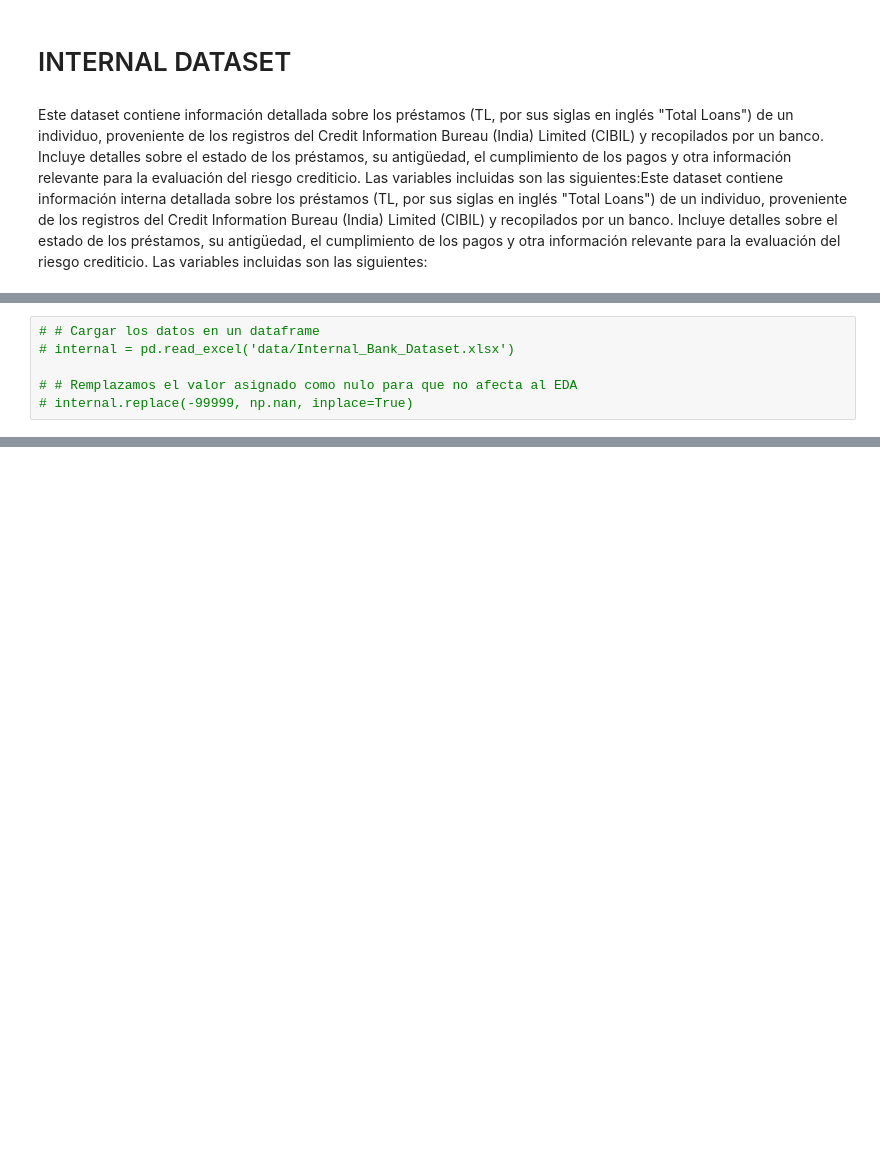
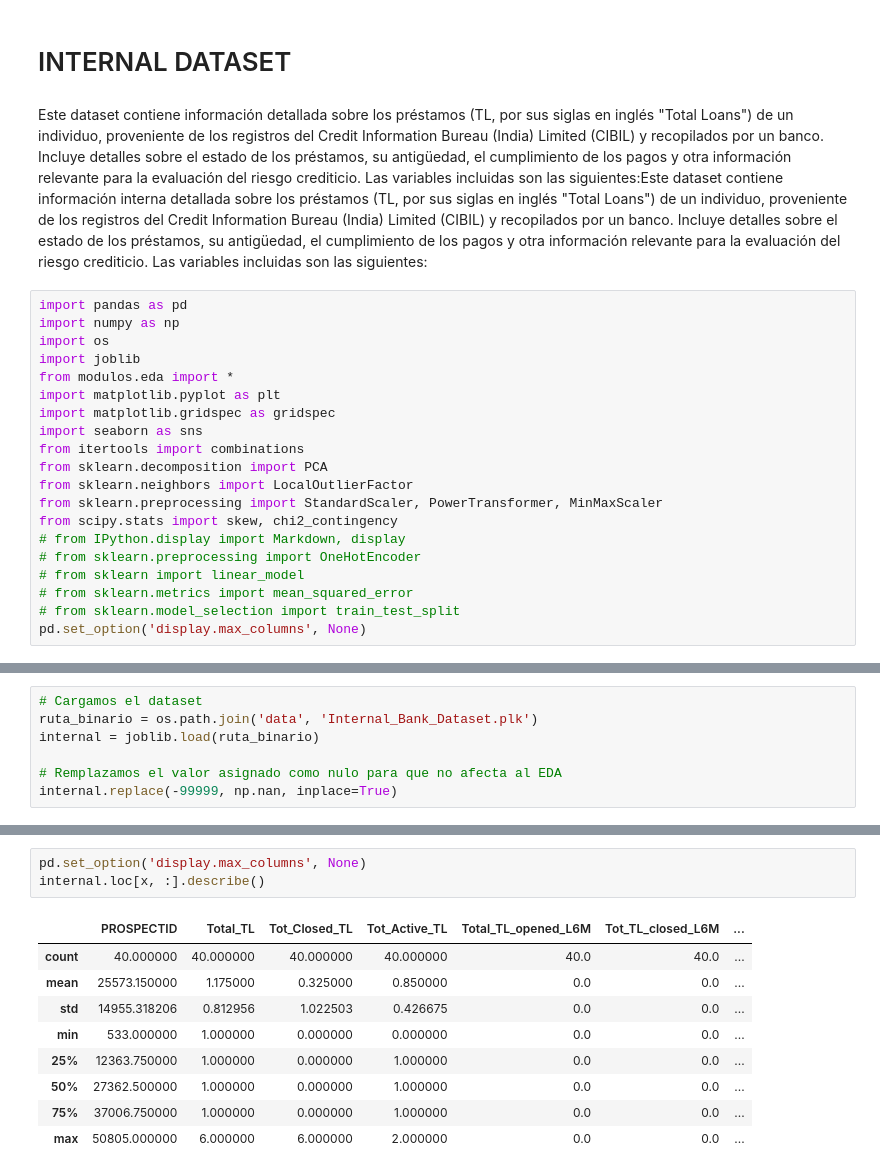
Before and after one commit to Ismaelasoo/ML-Credit-Scoring, a Jupyter notebook: Internal_EDA.ipynb, the cells around one changed output, grey strips where cells are left out. Saved outputs shown, nothing was run; the diff lists cells and outputs as text; blank space fills up the shorter version.

```diff
--- a/Internal_EDA.ipynb
+++ b/Internal_EDA.ipynb
@@ -2,3 +2,23 @@
 # INTERNAL DATASET
 # %% [markdown]
 Este dataset contiene información detallada sobre los préstamos (TL, por sus siglas en inglés "Total Loans") de un individuo, proveniente de los registros del Credit Information Bureau (India) Limited (CIBIL) y recopilados por un banco. Incluye detalles sobre el estado de los préstamos, su antigüedad, el cumplimiento de los pagos y otra información relevante para la evaluación del riesgo crediticio. Las variables incluidas son las siguientes:Este dataset contiene información interna detallada sobre los préstamos (TL, por sus siglas en inglés "Total Loans") de un individuo, proveniente de los registros del Credit Information Bureau (India) Limited (CIBIL) y recopilados por un banco. Incluye detalles sobre el estado de los préstamos, su antigüedad, el cumplimiento de los pagos y otra información relevante para la evaluación del riesgo crediticio. Las variables incluidas son las siguientes:
+# %%
+import pandas as pd
+import numpy as np
+import os
+import joblib
+from modulos.eda import *
+import matplotlib.pyplot as plt
+import matplotlib.gridspec as gridspec
+import seaborn as sns
+from itertools import combinations
+from sklearn.decomposition import PCA
+from sklearn.neighbors import LocalOutlierFactor
+from sklearn.preprocessing import StandardScaler, PowerTransformer, MinMaxScaler
+from scipy.stats import skew, chi2_contingency
+# from IPython.display import Markdown, display
+# from sklearn.preprocessing import OneHotEncoder
+# from sklearn import linear_model
+# from sklearn.metrics import mean_squared_error
+# from sklearn.model_selection import train_test_split
+pd.set_option('display.max_columns', None)
@@ -5,7 +27,8 @@ Este dataset contiene información detallada sobre los préstamos (TL, por sus s
 # %%
-# # Cargar los datos en un dataframe
-# internal = pd.read_excel('data/Internal_Bank_Dataset.xlsx')
+# Cargamos el dataset
+ruta_binario = os.path.join('data', 'Internal_Bank_Dataset.plk')
+internal = joblib.load(ruta_binario)
 
-# # Remplazamos el valor asignado como nulo para que no afecta al EDA
-# internal.replace(-99999, np.nan, inplace=True)
+# Remplazamos el valor asignado como nulo para que no afecta al EDA
+internal.replace(-99999, np.nan, inplace=True)
 # %%
@@ -21,0 +123,13 @@ Este dataset contiene información detallada sobre los préstamos (TL, por sus s
+# %%
+pd.set_option('display.max_columns', None)
+internal.loc[x, :].describe()
+# %% [output]
+|  | PROSPECTID | Total_TL | Tot_Closed_TL | Tot_Active_TL | Total_TL_opened_L6M | Tot_TL_closed_L6M | ... |
+| count | 40.000000 | 40.000000 | 40.000000 | 40.000000 | 40.0 | 40.0 | ... |
+| mean | 25573.150000 | 1.175000 | 0.325000 | 0.850000 | 0.0 | 0.0 | ... |
+| std | 14955.318206 | 0.812956 | 1.022503 | 0.426675 | 0.0 | 0.0 | ... |
+| min | 533.000000 | 1.000000 | 0.000000 | 0.000000 | 0.0 | 0.0 | ... |
+| 25% | 12363.750000 | 1.000000 | 0.000000 | 1.000000 | 0.0 | 0.0 | ... |
+| 50% | 27362.500000 | 1.000000 | 0.000000 | 1.000000 | 0.0 | 0.0 | ... |
+| 75% | 37006.750000 | 1.000000 | 0.000000 | 1.000000 | 0.0 | 0.0 | ... |
+| max | 50805.000000 | 6.000000 | 6.000000 | 2.000000 | 0.0 | 0.0 | ... |
```
Also changed, not shown: parts of 24 cells of this notebook.
